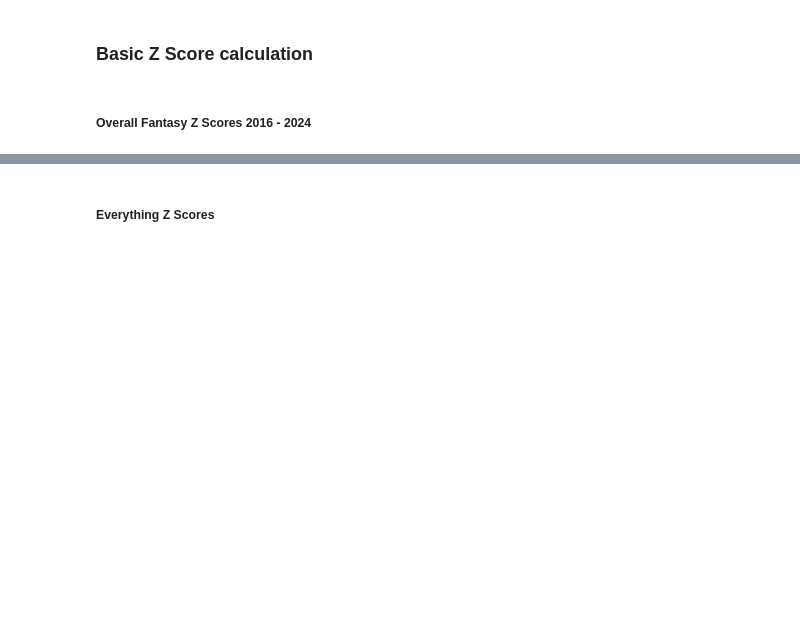
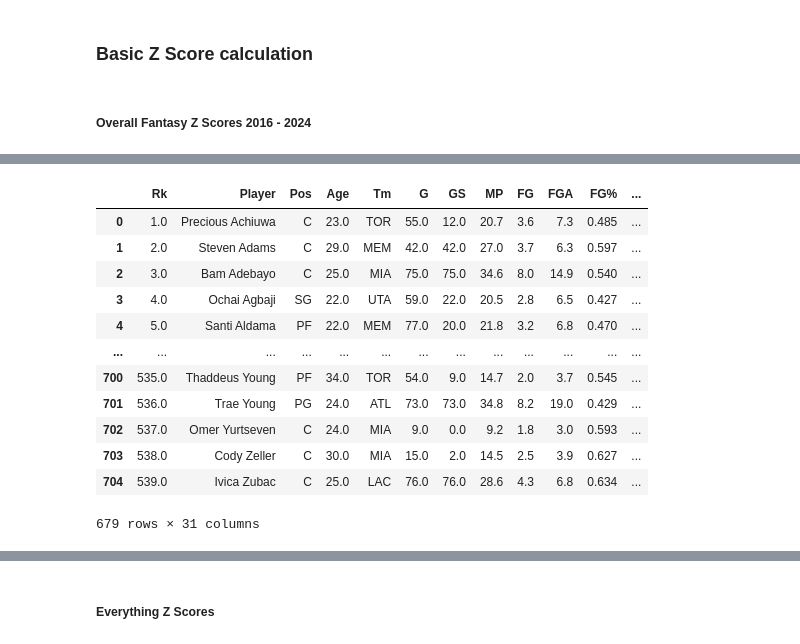
Before and after one commit to vchen-98/fantasy_bball, a Jupyter notebook: working_notebook.ipynb, the cells around one changed output, grey strips where cells are left out. Cells and saved outputs as stored; diff of their text form; code cells hidden in the pictures; blank space fills up the shorter version.

```diff
--- a/working_notebook.ipynb
+++ b/working_notebook.ipynb
@@ -399,0 +391,16 @@ fantasy_df_z
+# %%
+year_subsets[2023]
+# %% [output]
+|  | Rk | Player | Pos | Age | Tm | G | GS | MP | FG | FGA | FG% | ... |
+| 0 | 1.0 | Precious Achiuwa | C | 23.0 | TOR | 55.0 | 12.0 | 20.7 | 3.6 | 7.3 | 0.485 | ... |
+| 1 | 2.0 | Steven Adams | C | 29.0 | MEM | 42.0 | 42.0 | 27.0 | 3.7 | 6.3 | 0.597 | ... |
+| 2 | 3.0 | Bam Adebayo | C | 25.0 | MIA | 75.0 | 75.0 | 34.6 | 8.0 | 14.9 | 0.540 | ... |
+| 3 | 4.0 | Ochai Agbaji | SG | 22.0 | UTA | 59.0 | 22.0 | 20.5 | 2.8 | 6.5 | 0.427 | ... |
+| 4 | 5.0 | Santi Aldama | PF | 22.0 | MEM | 77.0 | 20.0 | 21.8 | 3.2 | 6.8 | 0.470 | ... |
+| ... | ... | ... | ... | ... | ... | ... | ... | ... | ... | ... | ... | ... |
+| 700 | 535.0 | Thaddeus Young | PF | 34.0 | TOR | 54.0 | 9.0 | 14.7 | 2.0 | 3.7 | 0.545 | ... |
+| 701 | 536.0 | Trae Young | PG | 24.0 | ATL | 73.0 | 73.0 | 34.8 | 8.2 | 19.0 | 0.429 | ... |
+| 702 | 537.0 | Omer Yurtseven | C | 24.0 | MIA | 9.0 | 0.0 | 9.2 | 1.8 | 3.0 | 0.593 | ... |
+| 703 | 538.0 | Cody Zeller | C | 30.0 | MIA | 15.0 | 2.0 | 14.5 | 2.5 | 3.9 | 0.627 | ... |
+| 704 | 539.0 | Ivica Zubac | C | 25.0 | LAC | 76.0 | 76.0 | 28.6 | 4.3 | 6.8 | 0.634 | ... |
+679 rows × 31 columns
```
Also changed, not shown: parts of 18 cells of this notebook, 13 other files.
